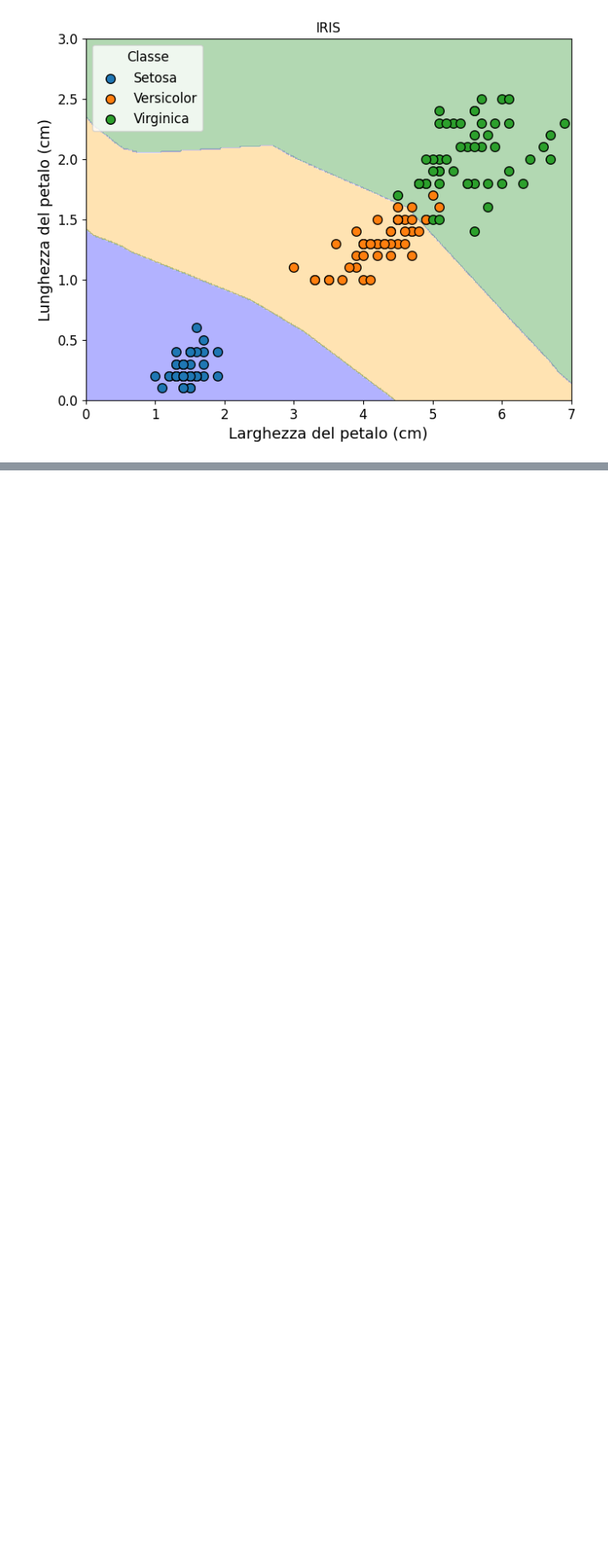
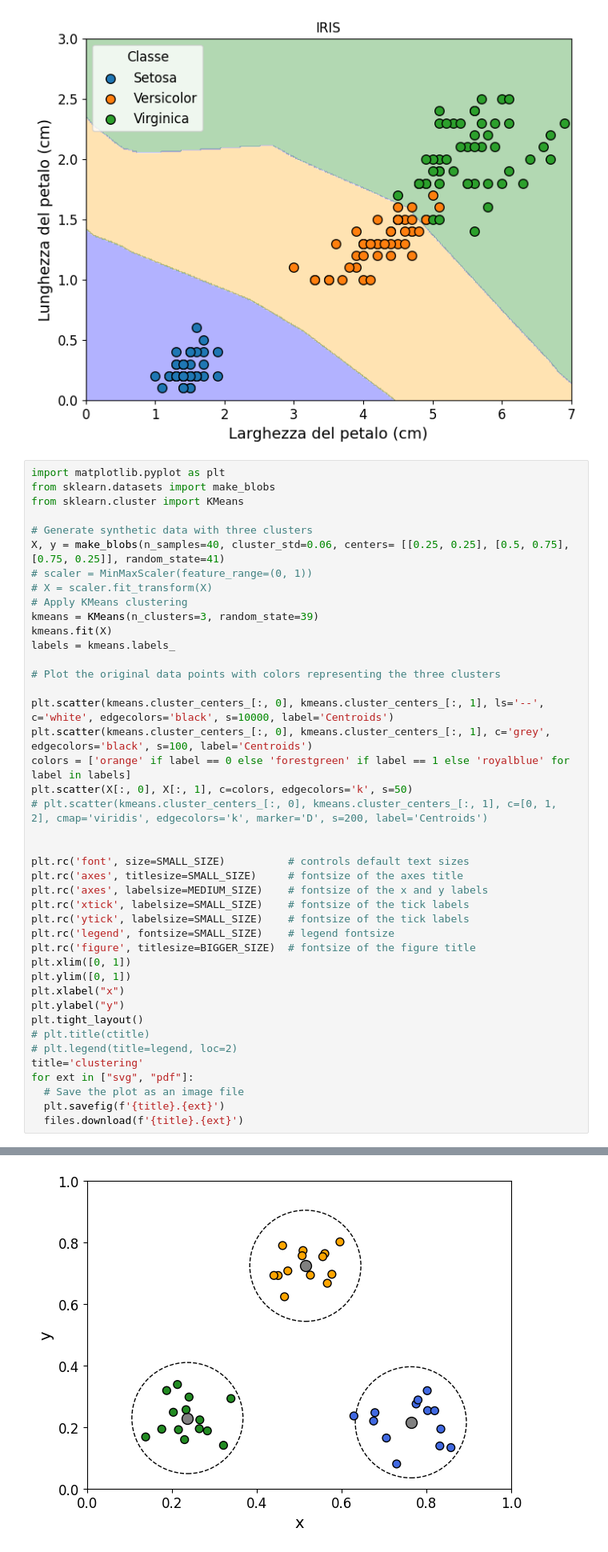
Before and after one commit to w4bo/teaching-handsondatapipelines, a Jupyter notebook: materials/14-Iris.solution.ipynb, the cells around one changed output, grey strips where cells are left out. Shown: that part at 80% size. Saved outputs shown, nothing was run; the diff lists cells and outputs as text; blank space fills up the shorter version.

```diff
--- a/materials/14-Iris.solution.ipynb
+++ b/materials/14-Iris.solution.ipynb
@@ -392,3 +392,46 @@ plot_boundary(MLPClassifier(hidden_layer_sizes=(10, 20), random_state=42), "mlp_
 [interactive output not drawn]
 MLPClassifier(hidden_layer_sizes=(10, 20), random_state=42)
 [figure]
+# %%
+import matplotlib.pyplot as plt
+from sklearn.datasets import make_blobs
+from sklearn.cluster import KMeans
+
+# Generate synthetic data with three clusters
+X, y = make_blobs(n_samples=40, cluster_std=0.06, centers= [[0.25, 0.25], [0.5, 0.75], [0.75, 0.25]], random_state=41)
+# scaler = MinMaxScaler(feature_range=(0, 1))
+# X = scaler.fit_transform(X)
+# Apply KMeans clustering
+kmeans = KMeans(n_clusters=3, random_state=39)
+kmeans.fit(X)
+labels = kmeans.labels_
+
+# Plot the original data points with colors representing the three clusters
+
+plt.scatter(kmeans.cluster_centers_[:, 0], kmeans.cluster_centers_[:, 1], ls='--', c='white', edgecolors='black', s=10000, label='Centroids')
+plt.scatter(kmeans.cluster_centers_[:, 0], kmeans.cluster_centers_[:, 1], c='grey', edgecolors='black', s=100, label='Centroids')
+colors = ['orange' if label == 0 else 'forestgreen' if label == 1 else 'royalblue' for label in labels]
+plt.scatter(X[:, 0], X[:, 1], c=colors, edgecolors='k', s=50)
+# plt.scatter(kmeans.cluster_centers_[:, 0], kmeans.cluster_centers_[:, 1], c=[0, 1, 2], cmap='viridis', edgecolors='k', marker='D', s=200, label='Centroids')
+
+
+plt.rc('font', size=SMALL_SIZE)          # controls default text sizes
+plt.rc('axes', titlesize=SMALL_SIZE)     # fontsize of the axes title
+plt.rc('axes', labelsize=MEDIUM_SIZE)    # fontsize of the x and y labels
+plt.rc('xtick', labelsize=SMALL_SIZE)    # fontsize of the tick labels
+plt.rc('ytick', labelsize=SMALL_SIZE)    # fontsize of the tick labels
+plt.rc('legend', fontsize=SMALL_SIZE)    # legend fontsize
+plt.rc('figure', titlesize=BIGGER_SIZE)  # fontsize of the figure title
+plt.xlim([0, 1])
+plt.ylim([0, 1])
+plt.xlabel("x")
+plt.ylabel("y")
+plt.tight_layout()
+# plt.title(ctitle)
+# plt.legend(title=legend, loc=2)
+title='clustering'
+for ext in ["svg", "pdf"]:
+  # Save the plot as an image file
+  plt.savefig(f'{title}.{ext}')
+  files.download(f'{title}.{ext}')
+# %% [output]
@@ -394,0 +442 @@ MLPClassifier(hidden_layer_sizes=(10, 20), random_state=42)
+[figure, added]
```
Also changed, not shown: parts of 3 cells of this notebook.
